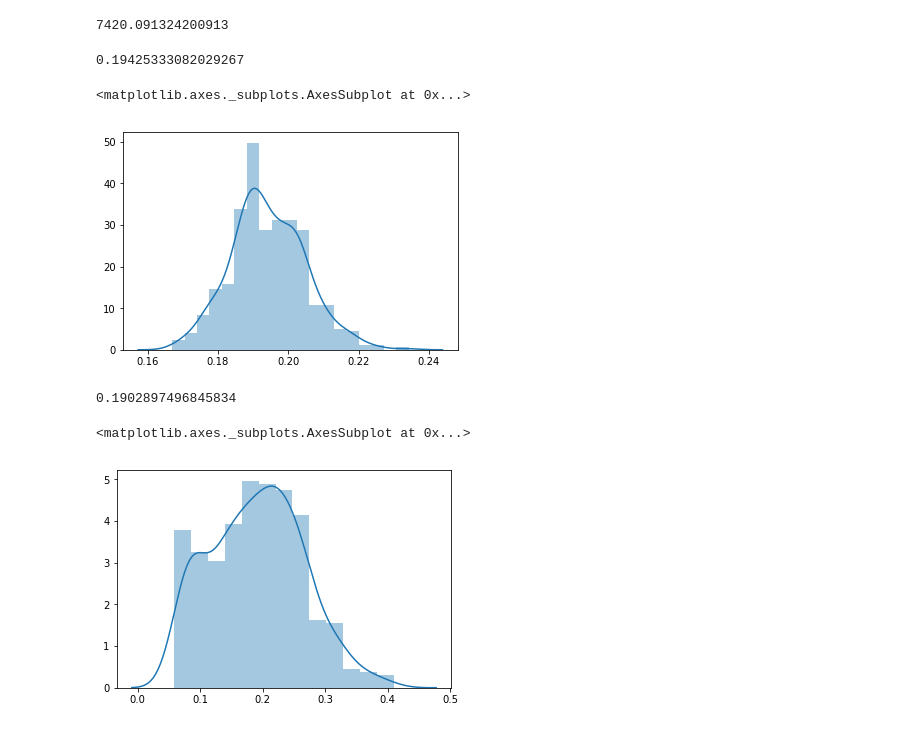
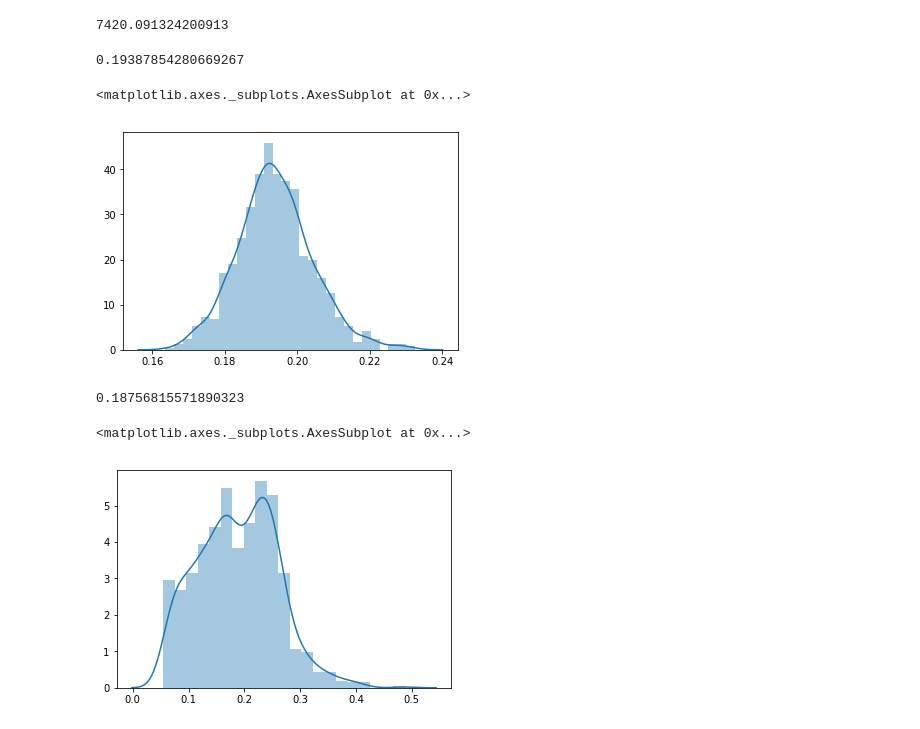
Before and after one commit to cmutel/SETAC-2019-presamples, a Jupyter notebook: ENTSO-case-study/4 - Graphing results.ipynb, the cells around one changed output. Cells and saved outputs as stored; diff of their text form; code cells hidden in the pictures.

```diff
--- a/ENTSO-case-study/4 - Graphing results.ipynb
+++ b/ENTSO-case-study/4 - Graphing results.ipynb
@@ -166,23 +179,23 @@ func_unit = next(ds for ds in bw.Database("ecoinvent 3.5 ENTSO-E")
                  and ds['location'] == 'FI')
 # %%
 mc = bw.MonteCarloLCA({func_unit: 1}, IPCC)
-result = np.array([next(mc) for _ in range(500)])
-np.average(result)
+result4 = np.array([next(mc) for _ in range(1000)])
+np.average(result4)
 # %% [output]
-0.19425333082029267
+0.19387854280669267
 # %%
-sb.distplot(result)
+sb.distplot(result4)
 # %% [output]
 <matplotlib.axes._subplots.AxesSubplot at 0x...>
-[figure, old version]
+[figure, new version]
 # %%
 mc = bw.MonteCarloLCA({func_unit: 1}, IPCC, presamples=presamples.Campaign.get(name="ENTSO-E 2017"))
-result = np.array([next(mc) for _ in range(500)])
-np.average(result)
+result5 = np.array([next(mc) for _ in range(1000)])
+np.average(result5)
 # %% [output]
-0.1902897496845834
+0.18756815571890323
 # %%
-sb.distplot(result)
+sb.distplot(result5)
 # %% [output]
 <matplotlib.axes._subplots.AxesSubplot at 0x...>
-[figure, old version]
+[figure, new version]
```
Also changed, not shown: parts of 11 cells of this notebook, 5 other files.
